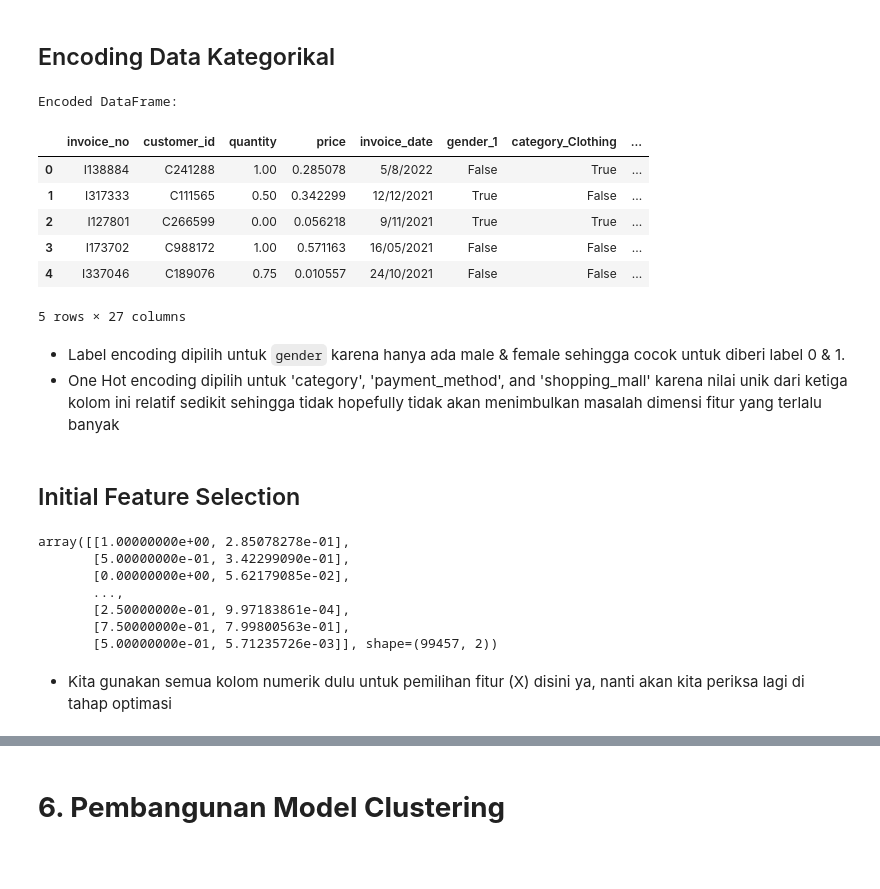
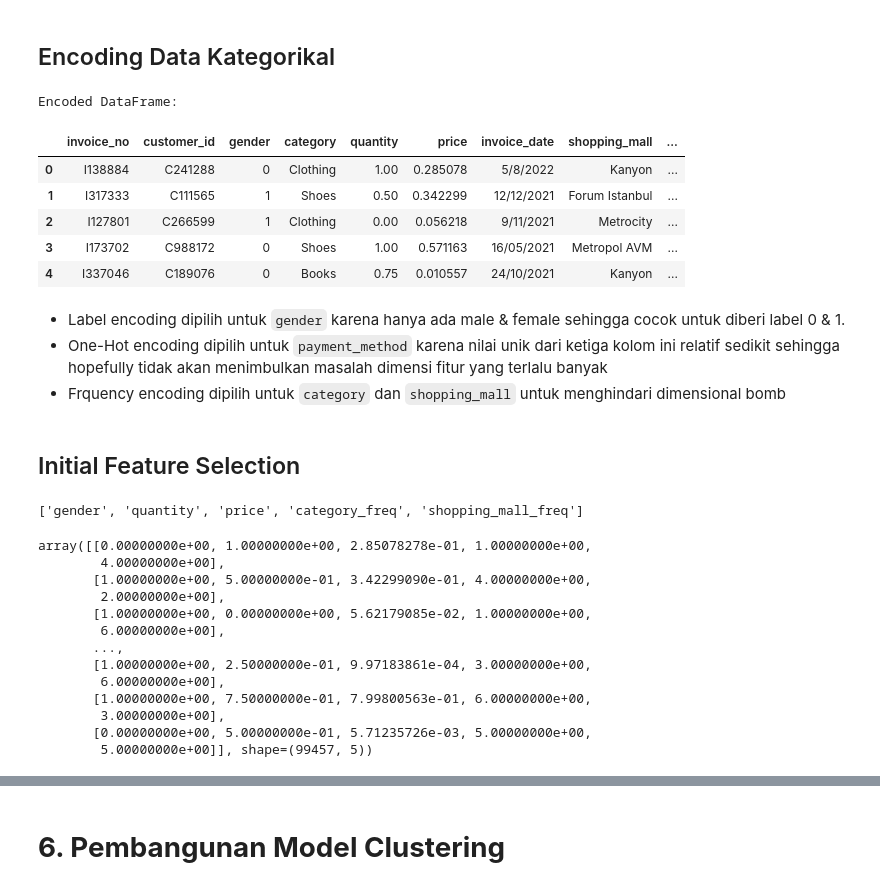
Before and after one commit to arguto1993/istanbul-retail-clustering-classification, a Jupyter notebook: clustering.ipynb, the cells around one changed output, grey strips where cells are left out. Saved outputs shown, nothing was run; the diff lists cells and outputs as text; code cells hidden in the pictures; blank space fills up the shorter version.

```diff
--- a/clustering.ipynb
+++ b/clustering.ipynb
@@ -384,11 +415,11 @@ Name: age, dtype: float64
 df_bin = df.copy()
 
 # Define bins based on quartiles and additional ranges
-bins = [17, 30, 43, 56, 69]  # 17 is below the minimum age (18), can be adjusted
-labels = ['18-30', '31-43', '44-56', '57-69']
+bins_age = [18, 30, 43, 56, 69]  # 17 is below the minimum age (18), can be adjusted
+labels_age_groups = ['18-30', '31-43', '44-56', '57-69']
 
 # Create a new column 'age_bins' to hold the binned data
-df_bin['age_groups'] = pd.cut(df_bin['age'], bins=bins, labels=labels, right=True)
+df_bin['age_groups'] = pd.cut(df_bin['age'], bins=bins_age, labels=labels_age_groups, right=True)
 
 # Display the binned data
 df_bin['age_groups'].value_counts()
@@ -476,45 +492,55 @@ df_norm[numeric_columns].describe()
 # %%
 # Initialize label encoder
 label_encoder = LabelEncoder()
 
 df_encoded = df_norm.copy()
 
-# Encode 'gender' using label encoding
-df_encoded['gender'] = label_encoder.fit_transform(df['gender'])
+# Label Encoding for 'gender'
+df_encoded['gender'] = label_encoder.fit_transform(df_encoded['gender'])
 
-# Encode 'category', 'payment_method', and 'shopping_mall' using one-hot encoding
-df_encoded = pd.get_dummies(df_encoded, columns=categoric_columns_new, drop_first=True)
+# One-Hot Encoding for 'payment_method'
+df_encoded = pd.get_dummies(df_encoded, columns=['payment_method'], drop_first=True)
 
-# Display the encoded DataFrame
+# Frequency Encoding for 'category' and 'shopping_mall'
+frequency_encoder = OrdinalEncoder()
+df_encoded['category_freq'] = frequency_encoder.fit_transform(df_encoded[['category']])
+df_encoded['shopping_mall_freq'] = frequency_encoder.fit_transform(df_encoded[['shopping_mall']])
+
 print("Encoded DataFrame:")
 df_encoded.head()
 # %% [output]
 Encoded DataFrame:
-|  | invoice_no | customer_id | quantity | price | invoice_date | gender_1 | category_Clothing | ... |
-| 0 | I138884 | C241288 | 1.00 | 0.285078 | 5/8/2022 | False | True | ... |
-| 1 | I317333 | C111565 | 0.50 | 0.342299 | 12/12/2021 | True | False | ... |
-| 2 | I127801 | C266599 | 0.00 | 0.056218 | 9/11/2021 | True | True | ... |
-| 3 | I173702 | C988172 | 1.00 | 0.571163 | 16/05/2021 | False | False | ... |
-| 4 | I337046 | C189076 | 0.75 | 0.010557 | 24/10/2021 | False | False | ... |
+|  | invoice_no | customer_id | gender | category | quantity | price | invoice_date | shopping_mall | ... |
+| 0 | I138884 | C241288 | 0 | Clothing | 1.00 | 0.285078 | 5/8/2022 | Kanyon | ... |
+| 1 | I317333 | C111565 | 1 | Shoes | 0.50 | 0.342299 | 12/12/2021 | Forum Istanbul | ... |
+| 2 | I127801 | C266599 | 1 | Clothing | 0.00 | 0.056218 | 9/11/2021 | Metrocity | ... |
+| 3 | I173702 | C988172 | 0 | Shoes | 1.00 | 0.571163 | 16/05/2021 | Metropol AVM | ... |
+| 4 | I337046 | C189076 | 0 | Books | 0.75 | 0.010557 | 24/10/2021 | Kanyon | ... |
-5 rows × 27 columns
 # %% [markdown]
 - Label encoding dipilih untuk `gender` karena hanya ada male & female sehingga cocok untuk diberi label 0 & 1.
-- One Hot encoding dipilih untuk 'category', 'payment_method', and 'shopping_mall' karena nilai unik dari ketiga kolom ini relatif sedikit sehingga tidak hopefully tidak akan menimbulkan masalah dimensi fitur yang terlalu banyak
+- One-Hot encoding dipilih untuk `payment_method` karena nilai unik dari ketiga kolom ini relatif sedikit sehingga hopefully tidak akan menimbulkan masalah dimensi fitur yang terlalu banyak
+- Frquency encoding dipilih untuk `category` dan `shopping_mall` untuk menghindari dimensional bomb
 # %% [markdown]
 ## Initial Feature Selection
+# %%
+initial_features = list(df_encoded.select_dtypes(include=['number']).columns)
+initial_features
+# %% [output]
+['gender', 'quantity', 'price', 'category_freq', 'shopping_mall_freq']
 # %%
-initial_features = df_encoded.columns
-# Ensure the selected columns are numeric for clustering
-X = df_encoded[initial_features].select_dtypes(include=['number']).values  # Extract only numerical features
-
+X = df_encoded[initial_features].values  # Extract only numerical features
 X
 # %% [output]
-array([[1.00000000e+00, 2.85078278e-01],
-       [5.00000000e-01, 3.42299090e-01],
-       [0.00000000e+00, 5.62179085e-02],
+array([[0.00000000e+00, 1.00000000e+00, 2.85078278e-01, 1.00000000e+00,
+        4.00000000e+00],
+       [1.00000000e+00, 5.00000000e-01, 3.42299090e-01, 4.00000000e+00,
+        2.00000000e+00],
+       [1.00000000e+00, 0.00000000e+00, 5.62179085e-02, 1.00000000e+00,
+        6.00000000e+00],
        ...,
-       [2.50000000e-01, 9.97183861e-04],
-       [7.50000000e-01, 7.99800563e-01],
-       [5.00000000e-01, 5.71235726e-03]], shape=(99457, 2))
+       [1.00000000e+00, 2.50000000e-01, 9.97183861e-04, 3.00000000e+00,
+        6.00000000e+00],
+       [1.00000000e+00, 7.50000000e-01, 7.99800563e-01, 6.00000000e+00,
+        3.00000000e+00],
+       [0.00000000e+00, 5.00000000e-01, 5.71235726e-03, 5.00000000e+00,
+        5.00000000e+00]], shape=(99457, 5))
-# %% [markdown]
-- Kita gunakan semua kolom numerik dulu untuk pemilihan fitur (X) disini ya, nanti akan kita periksa lagi di tahap optimasi
```
Also changed, not shown: parts of 61 cells of this notebook, 1 other file.
